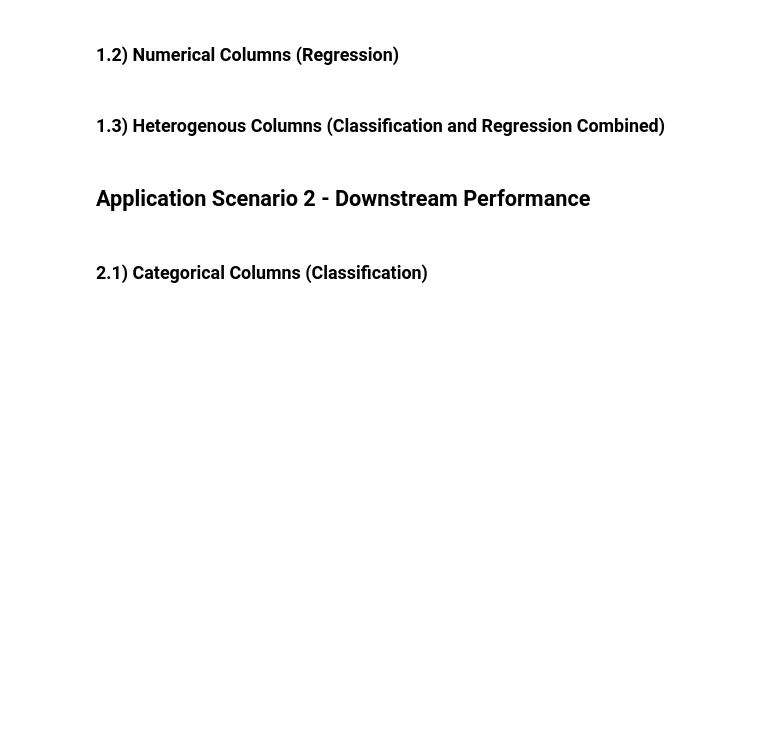
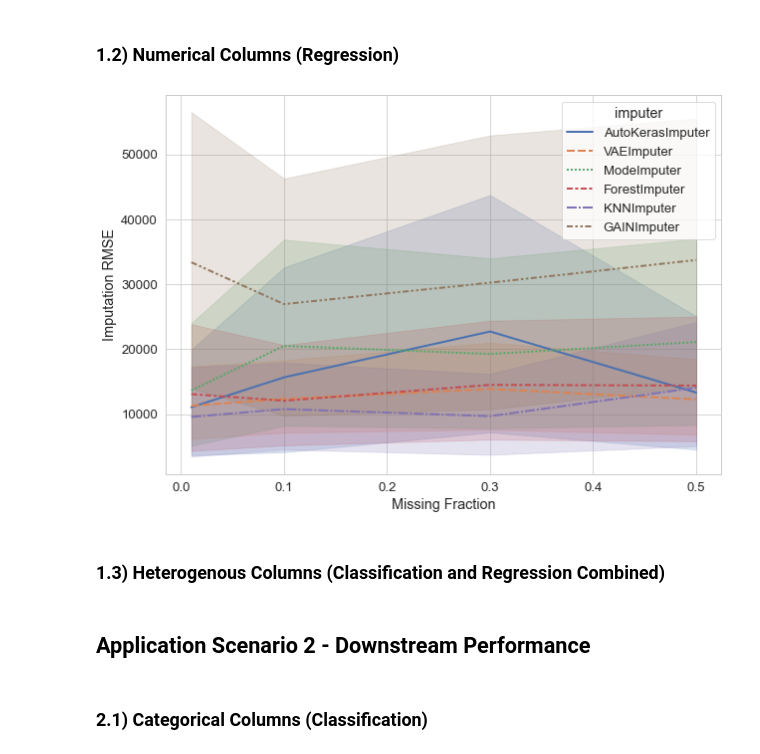
Before and after one commit to se-jaeger/data-imputation-paper, a Jupyter notebook: notebooks/plot_detailed_results.ipynb, the cells around one changed output. Saved outputs shown, nothing was run; the diff lists cells and outputs as text; code cells hidden in the pictures; blank space fills up the shorter version.

```diff
--- a/notebooks/plot_detailed_results.ipynb
+++ b/notebooks/plot_detailed_results.ipynb
@@ -172,5 +225,16 @@ IMPUTATION_VAL_COL = "test"
 # %% [markdown]
 ### 1.2) Numerical Columns (Regression)
+# %%
+plot_metric_vs_missing_fraction(
+    data = results,
+    result_type = IMPUTE_RESULT_TYPE,
+    metric_name = REG_METRIC,
+    y = IMPUTE_VAL_COL,
+    ylabel = f"Imputation {REG_METRIC}",
+    export_path = FIGURES_PATH
+)
+# %% [output]
+[figure, added]
 # %% [markdown]
 ### 1.3) Heterogenous Columns (Classification and Regression Combined)
 # %% [markdown]
```
Also changed, not shown: parts of 9 cells of this notebook.
